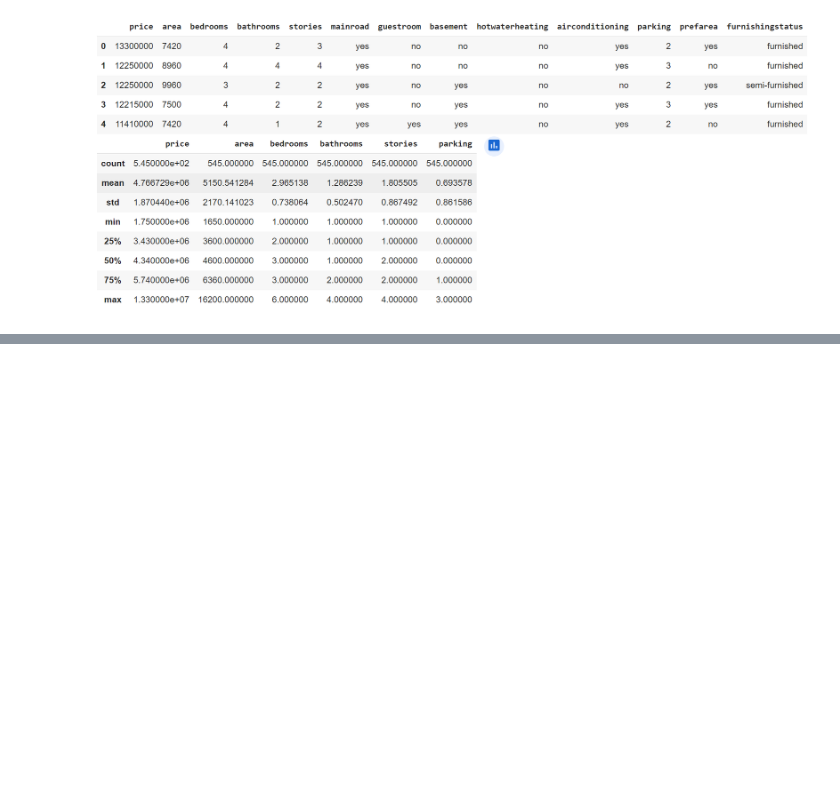
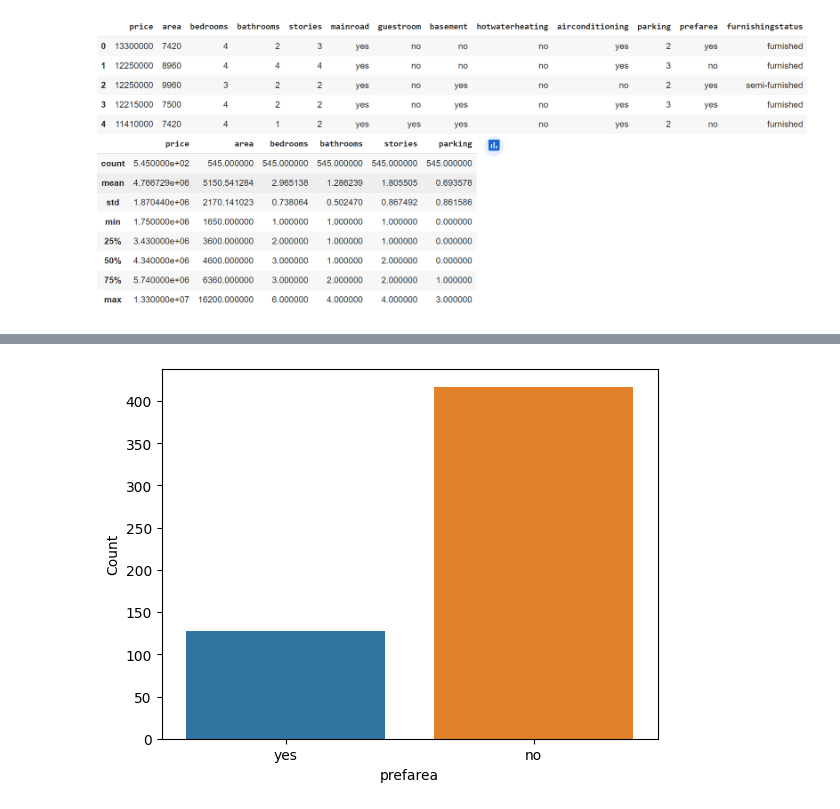
Before and after one commit to Oussoubicodes/CS4287-Assignment-1, a Jupyter notebook: CS4287_Prj1_20242905_20250762.ipynb, the cells around one changed output, grey strips where cells are left out. Saved outputs shown, nothing was run; the diff lists cells and outputs as text; code cells hidden in the pictures; blank space fills up the shorter version.

```diff
--- a/CS4287_Prj1_20242905_20250762.ipynb
+++ b/CS4287_Prj1_20242905_20250762.ipynb
@@ -53,0 +29,7 @@ plt.show()
+# %%
+#Showing the difference between houses located in a preferred area and not
+sbn.countplot(data=houses, x='prefarea')
+plt.ylabel('Count')
+plt.show()
+# %% [output]
+[figure, added]
```
Also changed, not shown: parts of 2 cells of this notebook.
